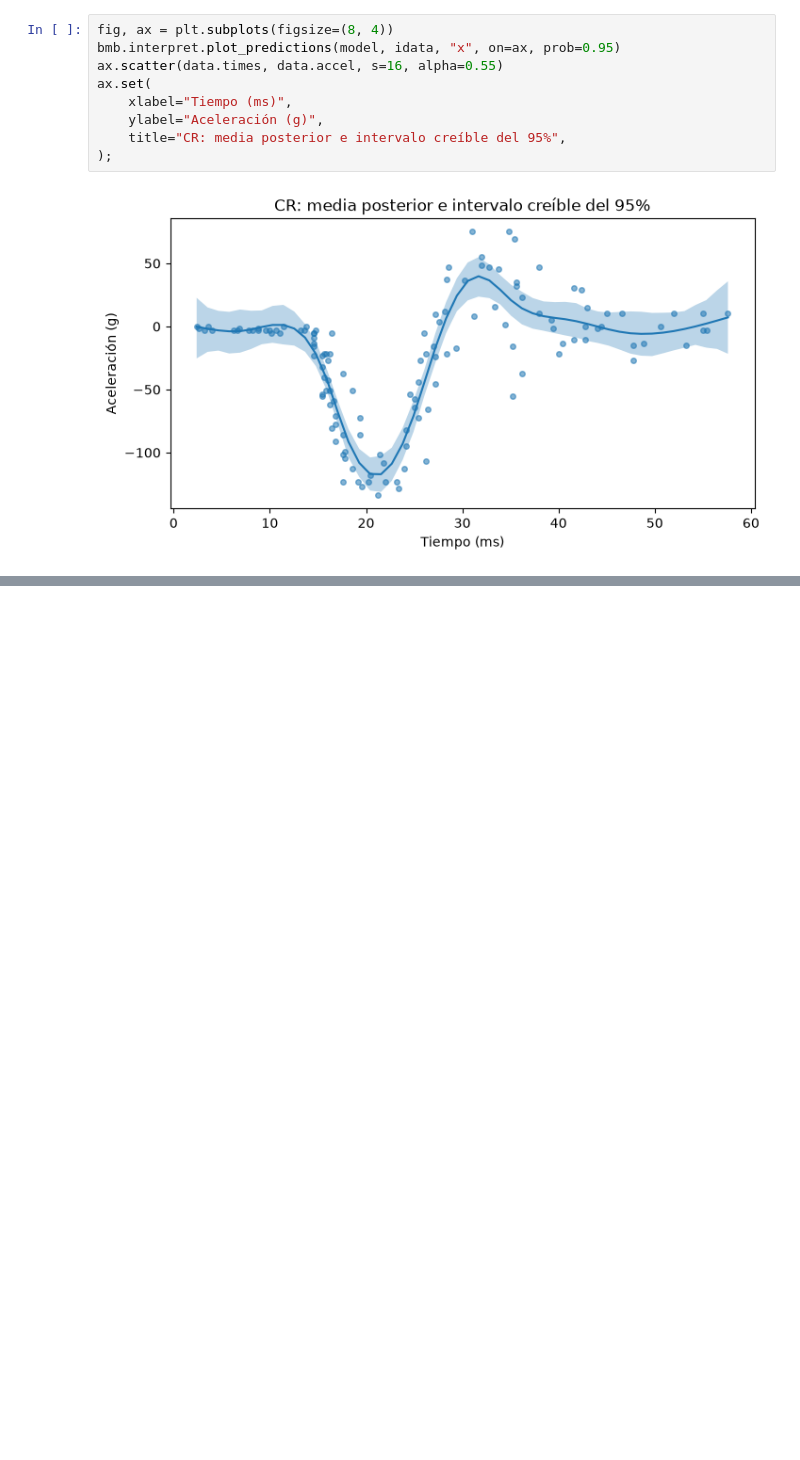
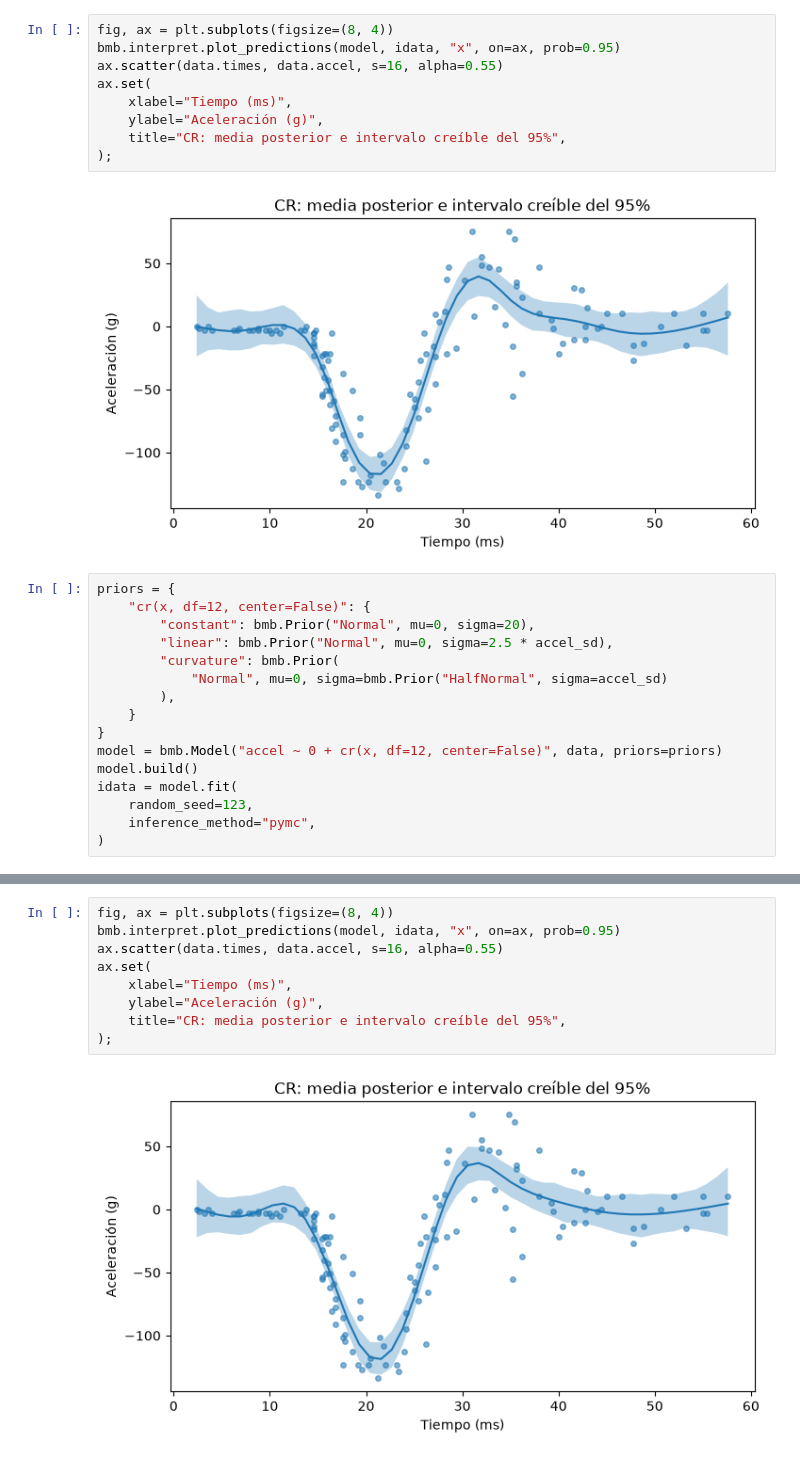
Before and after one commit to tomicapretto/bambi, a Jupyter notebook: docs/notebooks/cr_spline.ipynb, the cells around one changed output, grey strips where cells are left out. Drawn from its saved outputs; the diff is of its cells as text; blank space fills up the shorter version.

```diff
--- a/docs/notebooks/cr_spline.ipynb
+++ b/docs/notebooks/cr_spline.ipynb
@@ -66,3 +69,19 @@ ax.set(
 );
 # %% [output]
 [figure]
+# %%
+priors = {
+    "cr(x, df=12, center=False)": {
+        "constant": bmb.Prior("Normal", mu=0, sigma=20),
+        "linear": bmb.Prior("Normal", mu=0, sigma=2.5 * accel_sd),
+        "curvature": bmb.Prior(
+            "Normal", mu=0, sigma=bmb.Prior("HalfNormal", sigma=accel_sd)
+        ),
+    }
+}
+model = bmb.Model("accel ~ 0 + cr(x, df=12, center=False)", data, priors=priors)
+model.build()
+idata = model.fit(
+    random_seed=123,
+    inference_method="pymc",
+)
@@ -68,0 +95,11 @@ ax.set(
+# %%
+fig, ax = plt.subplots(figsize=(8, 4))
+bmb.interpret.plot_predictions(model, idata, "x", on=ax, prob=0.95)
+ax.scatter(data.times, data.accel, s=16, alpha=0.55)
+ax.set(
+    xlabel="Tiempo (ms)",
+    ylabel="Aceleración (g)",
+    title="CR: media posterior e intervalo creíble del 95%",
+);
+# %% [output]
+[figure, added]
```
Also changed, not shown: parts of 5 cells of this notebook, 20 other files.
